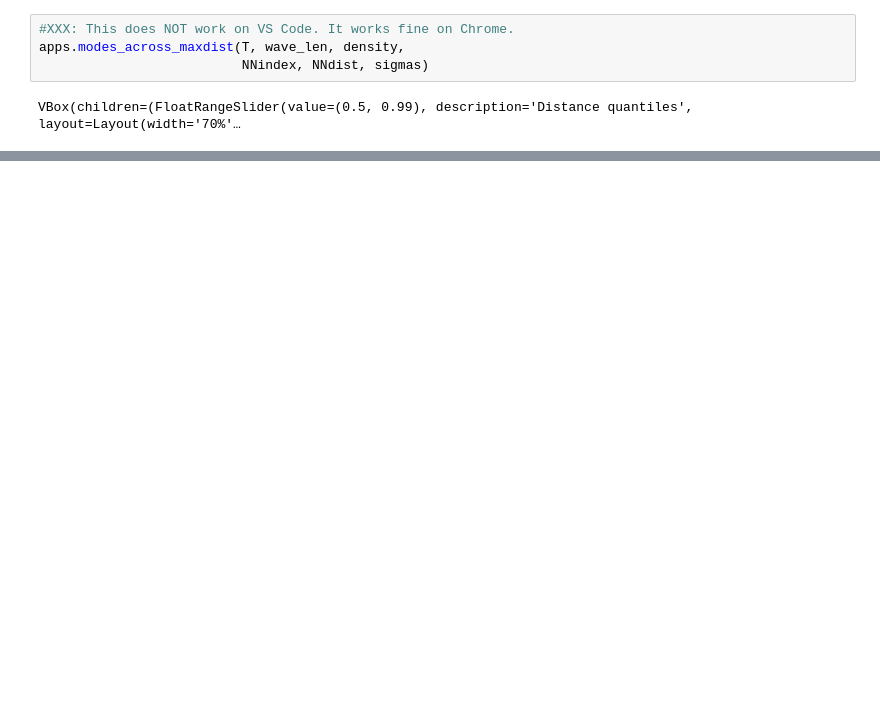
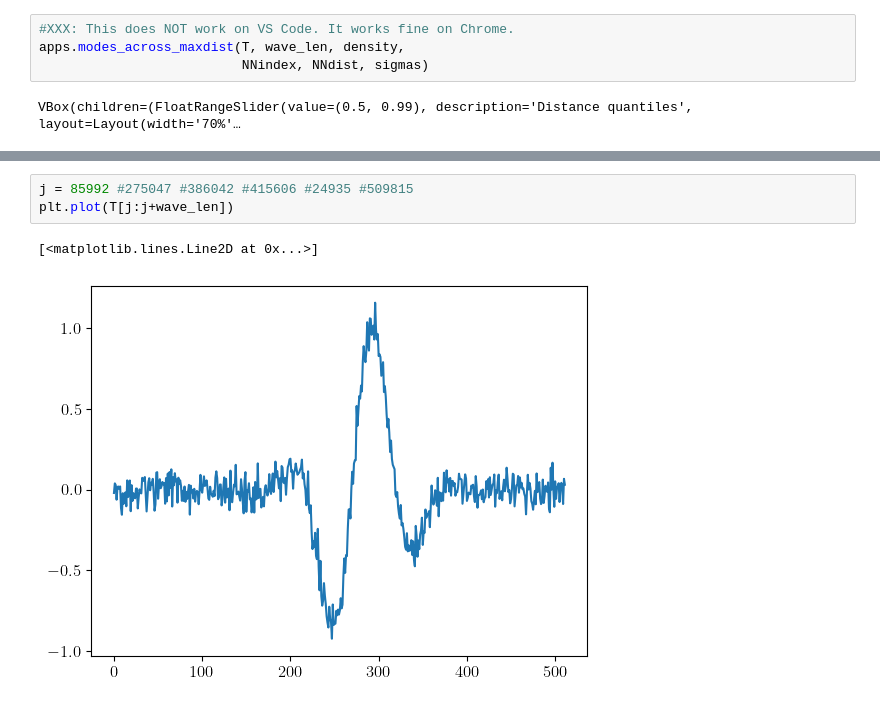
Before and after one commit to cniel-ud/qsmp, a Jupyter notebook: notebooks/morlet.ipynb, the cells around one changed output, grey strips where cells are left out. Cells and saved outputs as stored; diff of their text form; blank space fills up the shorter version.

```diff
--- a/notebooks/morlet.ipynb
+++ b/notebooks/morlet.ipynb
@@ -56,0 +288,6 @@ VBox(children=(FloatRangeSlider(value=(0.5, 0.99), description='Distance quantil
+# %%
+j = 85992 #275047 #386042 #415606 #24935 #509815
+plt.plot(T[j:j+wave_len])
+# %% [output]
+[<matplotlib.lines.Line2D at 0x...>]
+[figure, added]
```
Also changed, not shown: parts of 20 cells of this notebook.
